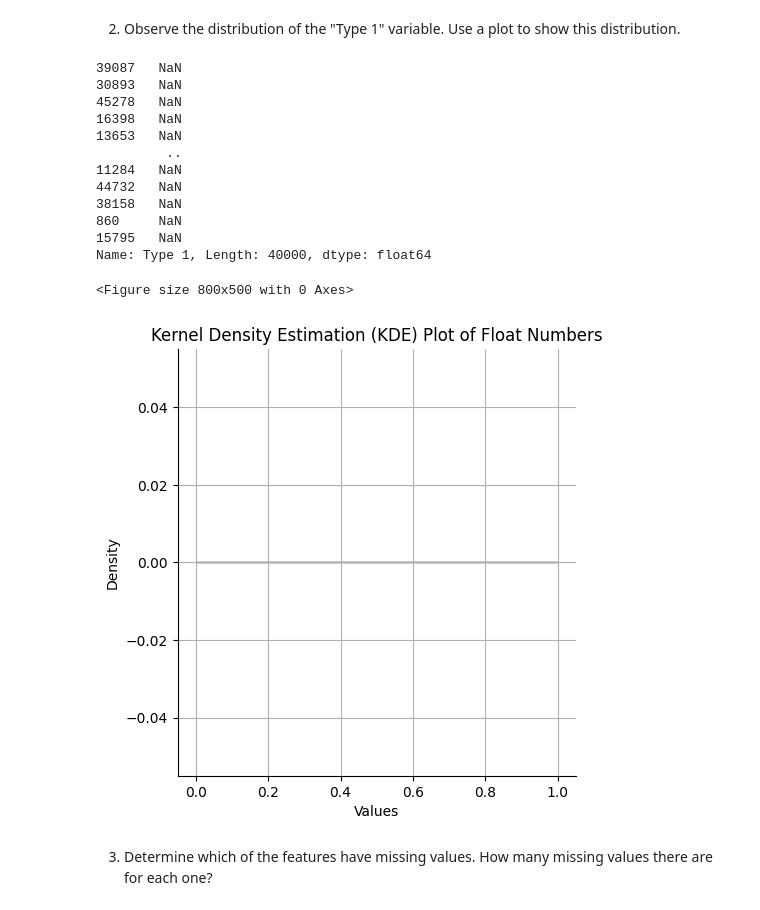
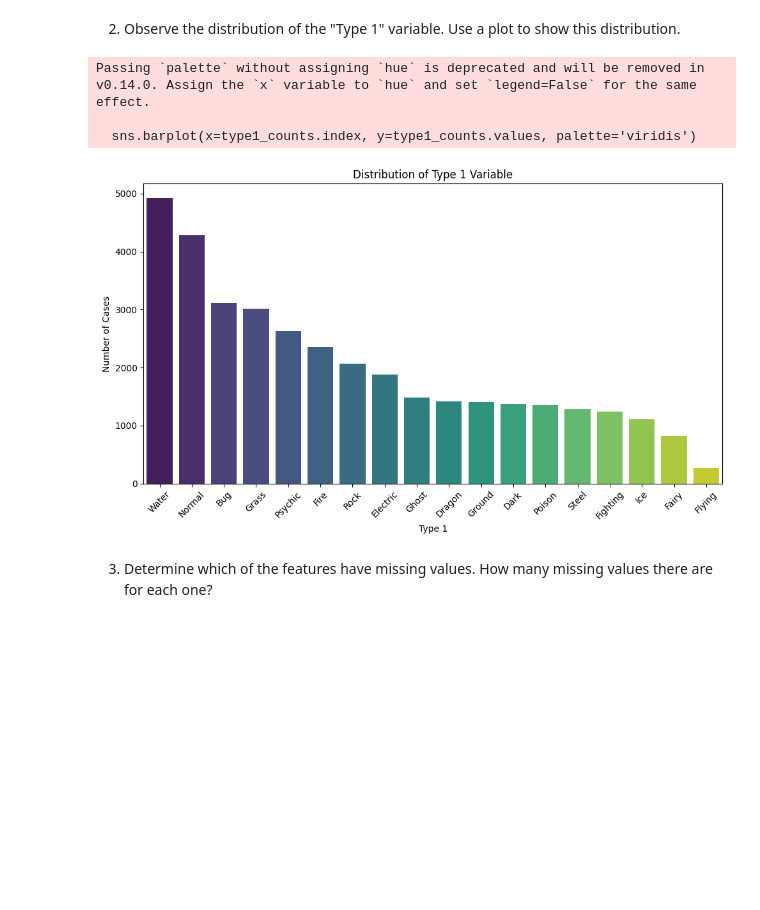
Before and after one commit to MEINF-FLQP/AI-Pacman-Projects, a Jupyter notebook: Pr2-ML/pokemon_basic-ml.ipynb, the cells around one changed output. Saved outputs shown, nothing was run; the diff lists cells and outputs as text; code cells hidden in the pictures; blank space fills up the shorter version.

```diff
--- a/Pr2-ML/pokemon_basic-ml.ipynb
+++ b/Pr2-ML/pokemon_basic-ml.ipynb
@@ -85,32 +85,22 @@ Continuous Features: ['HP', 'Attack', 'Defense', 'Sp. Atk', 'Sp. Def', 'Speed',
 # %% [markdown]
 2. Observe the distribution of the "Type 1" variable. Use a plot to show this distribution.
 # %%
-print(data['Type 1'])
-
-data['Type 1'] = pd.to_numeric(data['Type 1'], errors='coerce')
-# Plotting the KDE Plot
-plt.figure(figsize=(8, 5))
-sns.displot(data['Type 1'])
-plt.title('Kernel Density Estimation (KDE) Plot of Float Numbers')
-plt.xlabel('Values')
-plt.ylabel('Density')
-plt.grid(True)
+# Count the occurrences of each unique value in 'Type 1'
+type1_counts = X['Type 1'].value_counts()
+# Plotting the distribution using a grid bar plot
+plt.figure(figsize=(10, 6))  # Set the figure size
+sns.barplot(x=type1_counts.index, y=type1_counts.values, palette='viridis')
+plt.title('Distribution of Type 1 Variable')
+plt.xlabel('Type 1')
+plt.ylabel('Number of Cases')
+plt.xticks(rotation=45)  # Rotate x-axis labels for better readability
+plt.tight_layout()
 plt.show()
 # %% [output]
-39087   NaN
-30893   NaN
-45278   NaN
-16398   NaN
-13653   NaN
-         ..
-11284   NaN
-44732   NaN
-38158   NaN
-860     NaN
-15795   NaN
-Name: Type 1, Length: 40000, dtype: float64
+Passing `palette` without assigning `hue` is deprecated and will be removed in v0.14.0. Assign the `x` variable to `hue` and set `legend=False` for the same effect.
+
+  sns.barplot(x=type1_counts.index, y=type1_counts.values, palette='viridis')
-<Figure size 800x500 with 0 Axes>
-[figure, old version]
+[figure, new version]
 # %% [markdown]
 3. Determine which of the features have missing values. How many missing values there are for each one?
 # %%
```
Also changed, not shown: parts of 3 cells of this notebook.
